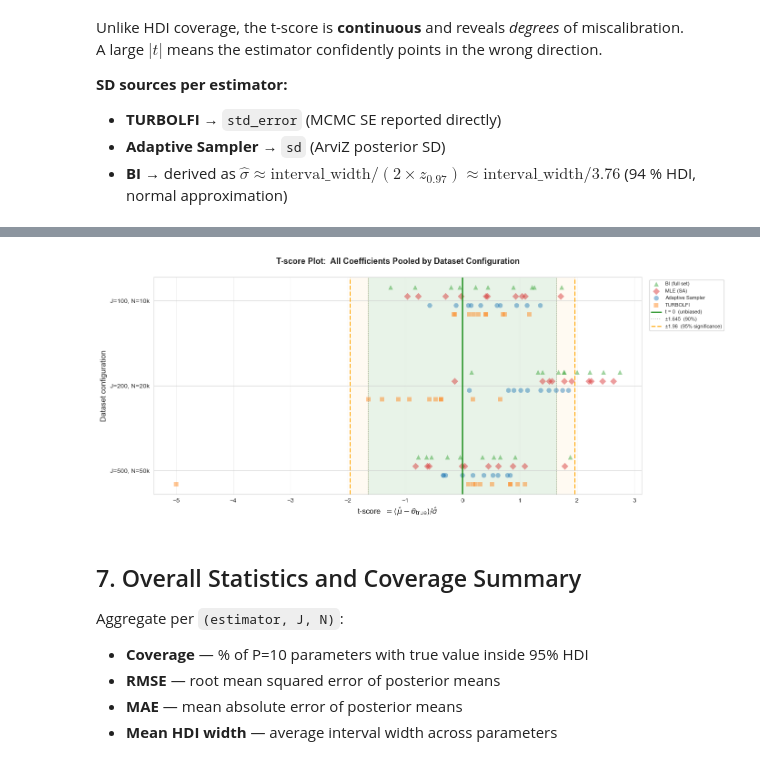
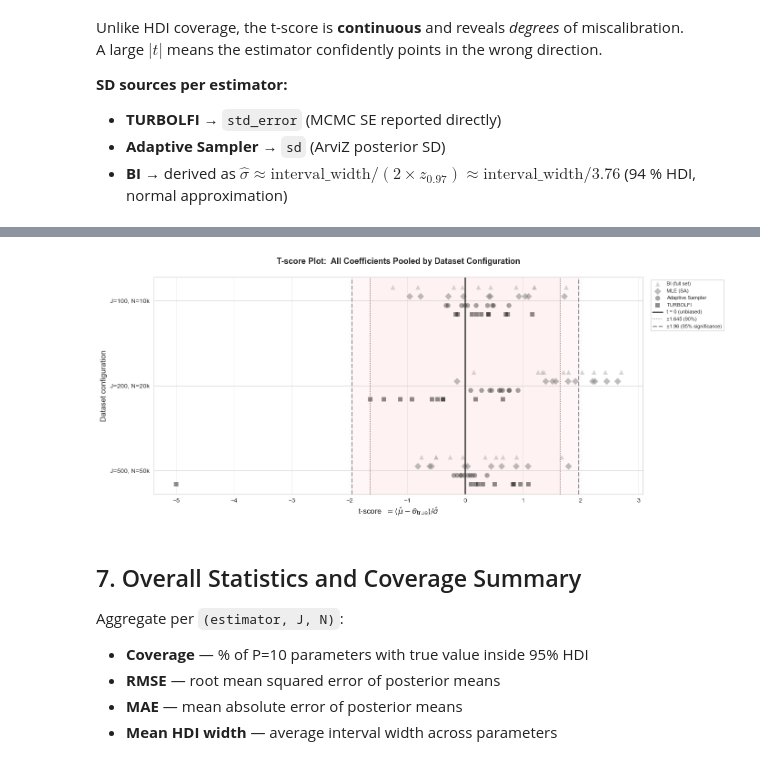
Before and after one commit to transp-or/TooManyAlternativesToHandle, a Jupyter notebook: results/compare_all_estimators.ipynb, the cells around one changed output, grey strips where cells are left out. Drawn from its saved outputs; the diff is of its cells as text; code cells hidden in the pictures.

```diff
--- a/results/compare_all_estimators.ipynb
+++ b/results/compare_all_estimators.ipynb
@@ -777,12 +412,16 @@ plt.show()
 # rather than contrasting colors. Hue varies smoothly while preserving readability.
 #
 
-PALETTE_NAME = 'Greys'  # Change to 'Greys', 'Purples', 'Greens', 'Oranges', 'Reds', etc.
+grey_map = plt.colormaps["Greys"]
 
-# Generate colors from the palette
-palette_colors = sns.color_palette(PALETTE_NAME, n_colors=len(estimators_u))
-estimator_colors_palette = {est: palette_colors[k] for k, est in enumerate(estimators_u)}
+# Dark greys through black; one shade per estimator.
+grey_positions = np.linspace(0.45, 1.0, len(estimators_t))
+palette_colors = [grey_map(position) for position in grey_positions]
 
+estimator_colors_palette = {
+    estimator: palette_colors[i]
+    for i, estimator in enumerate(estimators_t)
+}
 # Same setup as before
 fig, ax = plt.subplots(figsize=(8, total_height * 0.4))
 
@@ -842,12 +481,12 @@ ax.set_yticks(ytick_pos)
 ax.set_yticklabels(ytick_labels, fontsize=7.5)
 ax.invert_yaxis()
 ax.set_ylim(total_height - 0.5, -0.5)   # remove top/bottom padding
-ax.set_xlabel('Parameter Estimate  (posterior mean ± 94% HDI)', fontsize=11)
+ax.set_xlabel('Parameter Estimate  (posterior mean ± 95% HDI)', fontsize=11)
 ax.set_title(f'Parameter Recovery — All Parameters × 3 Configs × 4 Estimators',
              fontsize=13, fontweight='bold')
 ax.legend(loc='lower right', fontsize=9, framealpha=0.9)
 ax.grid(alpha=0.25, axis='x')
-
+plt.savefig('plots/forest_plot_all_params_9_configs_BW.png', dpi=600, bbox_inches='tight')
 plt.tight_layout()
 plt.show()
 # %% [output]
@@ -1171,6 +911,19 @@ A large $|t|$ means the estimator confidently points in the wrong direction.
 # ── T-score plot: datasets on the y-axis, coefficients pooled together ───────
 # Each dataset is one (J, N) configuration. All coefficients use the same
 # estimator-specific style, with transparent points for overlap.
+# Create distinct grey shades; avoid the nearly-white/lightest endpoint.
+grey_map = plt.colormaps["Greys"]
+
+# Dark greys through black; one shade per estimator.
+grey_positions = np.linspace(0.45, 1.0, len(estimators_t))
+palette_colors = [grey_map(position) for position in grey_positions]
+
+estimator_colors_palette = {
+    estimator: palette_colors[i]
+    for i, estimator in enumerate(estimators_t)
+}
+
+
 selected_configs = [(100, 10_000), (200, 20_000), (500, 50_000)]
 
 df_sub = df_all[
@@ -1205,7 +958,7 @@ fig, ax = plt.subplots(figsize=(14, max(6, n_configs_t * 0.75 + 2)))
 
 for estimator_index, estimator in enumerate(estimators_t):
     marker = ESTIMATOR_MARKERS.get(estimator, 'o')
-    color = ESTIMATOR_COLORS.get(estimator, f'C{estimator_index}')
+    color = estimator_colors_palette[estimator]
     estimator_label = ESTIMATOR_LABELS.get(estimator, estimator)
     label_used = False
 
@@ -1227,46 +980,47 @@ for estimator_index, estimator in enumerate(estimators_t):
             label=estimator_label if not label_used else '_nolegend_'
         )
         label_used = True
 
 # Reference thresholds and unbiased estimate line
-ax.axvspan(-1.645, 1.645, alpha=0.09, color='green', zorder=0)
-ax.axvspan(-1.96, -1.645, alpha=0.05, color='orange', zorder=0)
-ax.axvspan(1.645, 1.96, alpha=0.05, color='orange', zorder=0)
-ax.axvline(0, color='green', linestyle='-', linewidth=1.8, alpha=0.9,
-           label='t = 0  (unbiased)')
-ax.axvline(1.645, color='gray', linestyle=':', linewidth=1.2, alpha=0.6,
-           label='±1.645  (90%)')
-ax.axvline(-1.645, color='gray', linestyle=':', linewidth=1.2, alpha=0.6,
+ax.axvspan(-1.645, 1.645, alpha=0.05, color='red', zorder=0)
+ax.axvspan(-1.96, -1.645, alpha=0.03, color='red', zorder=0)
+ax.axvspan(1.645, 1.96, alpha=0.03, color='red', zorder=0)
+
+ax.axvline(0, color='0.20', linestyle='-', linewidth=1.8,
+           label='t = 0 (unbiased)')
+ax.axvline(1.645, color='0.45', linestyle=':', linewidth=1.2,
+           label='±1.645 (90%)')
+ax.axvline(-1.645, color='0.45', linestyle=':', linewidth=1.2,
            label='_nolegend_')
-ax.axvline(1.96, color='orange', linestyle='--', linewidth=1.8, alpha=0.9,
-           label='±1.96  (95% significance)')
-ax.axvline(-1.96, color='orange', linestyle='--', linewidth=1.8, alpha=0.9,
+ax.axvline(1.96, color='0.55', linestyle='--', linewidth=1.8,
+           label='±1.96 (95% significance)')
+ax.axvline(-1.96, color='0.55', linestyle='--', linewidth=1.8,
            label='_nolegend_')
 
 ax.set_yticks(range(n_configs_t))
 ax.set_yticklabels(config_labels_t, fontsize=10)
 ax.invert_yaxis()
 ax.set_xlabel(r't-score  $=(\hat{\mu} - \theta_{\rm true})/\hat{\sigma}$', fontsize=12)
 ax.set_ylabel('Dataset configuration', fontsize=12)
 ax.set_title(
     'T-score Plot:  All Coefficients Pooled by Dataset Configuration\n',
     fontsize=13,
     fontweight='bold'
 )
 ax.legend(
     loc='upper left',
     bbox_to_anchor=(1.01, 1),
     fontsize=8,
     framealpha=0.9
 )
 ax.grid(alpha=0.3, axis='x')
 
 plt.tight_layout()
-plt.savefig('forest_plot_t_score_datasets_on_y_axis(es，selected).png', dpi=300, bbox_inches='tight')
+plt.savefig('forest_plot_t_score_datasets_on_y_axis_selected_BW.png', dpi=600, bbox_inches='tight')
 # plt.savefig('forest_plot_t_score_datasets_on_y_axis(es).png', dpi=300, bbox_inches='tight')
 plt.show()
 # %% [output]
-[figure, old version]
+[figure, new version]
 # %% [markdown]
 ## 7. Overall Statistics and Coverage Summary
 
```
Also changed, not shown: parts of 20 cells of this notebook, 15 other files.
